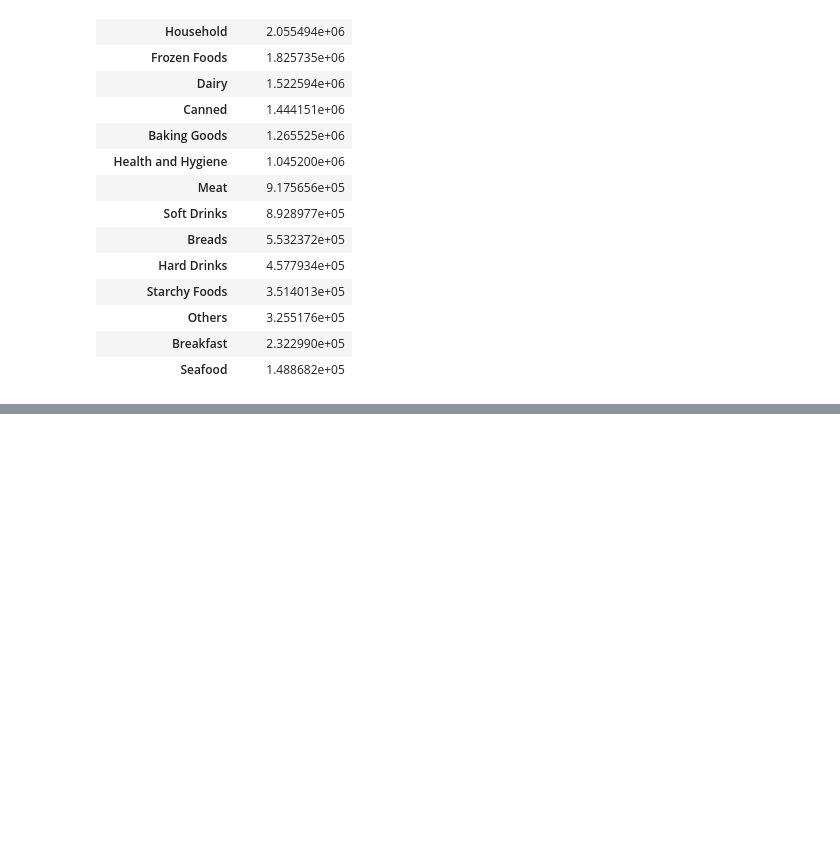
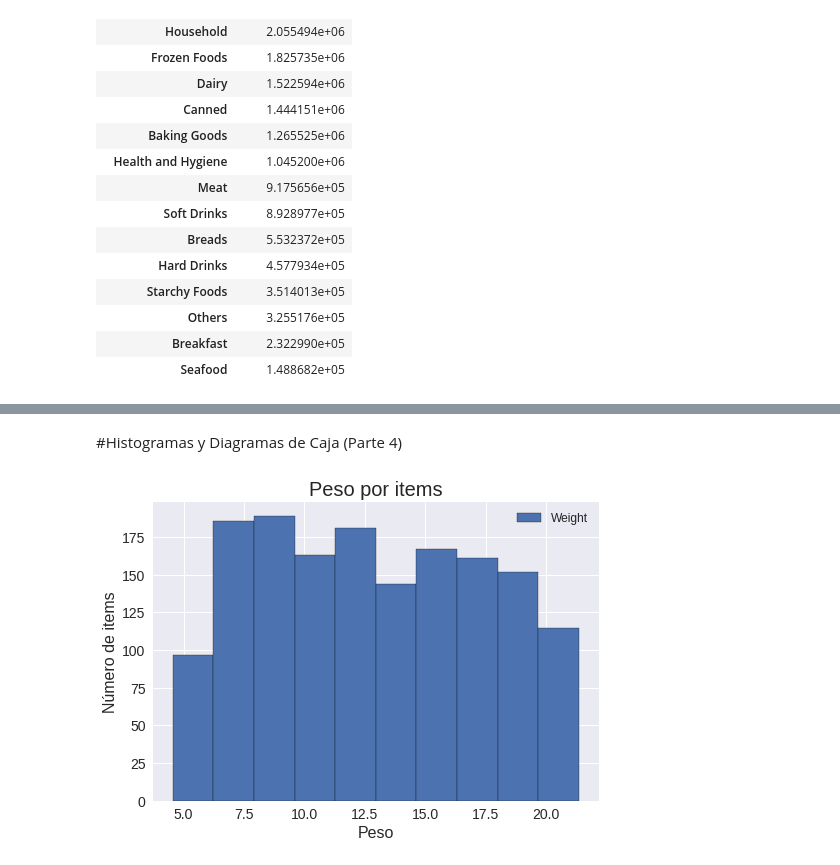
Before and after one commit to JGuarnizo/Sales-Predictions, a Jupyter notebook: Cleaning_Data.ipynb, the cells around one changed output, grey strips where cells are left out. Cells and saved outputs as stored; diff of their text form; code cells hidden in the pictures; blank space fills up the shorter version.

```diff
--- a/Cleaning_Data.ipynb
+++ b/Cleaning_Data.ipynb
@@ -374,0 +529,13 @@ df.groupby(['Item_Type'])[['Item_Outlet_Sales']].sum().sort_values(by='Item_Outl
+# %% [markdown]
+#Histogramas y Diagramas de Caja (Parte 4)
+# %%
+item_weight=df_final.groupby(['Item_Identifier'])['Item_Weight'].mean()
+item_weight.hist(bins=10, edgecolor='black',label = 'Weight')
+plt.legend(loc='upper right', fontsize=12)
+plt.xticks(fontsize = 14)
+plt.yticks(fontsize = 14)
+plt.xlabel('Peso', fontsize=16)
+plt.ylabel('Número de items', fontsize=16)
+plt.title('Peso por items', fontsize=20);
+# %% [output]
+[figure, added]
```
Also changed, not shown: parts of 32 cells of this notebook.
